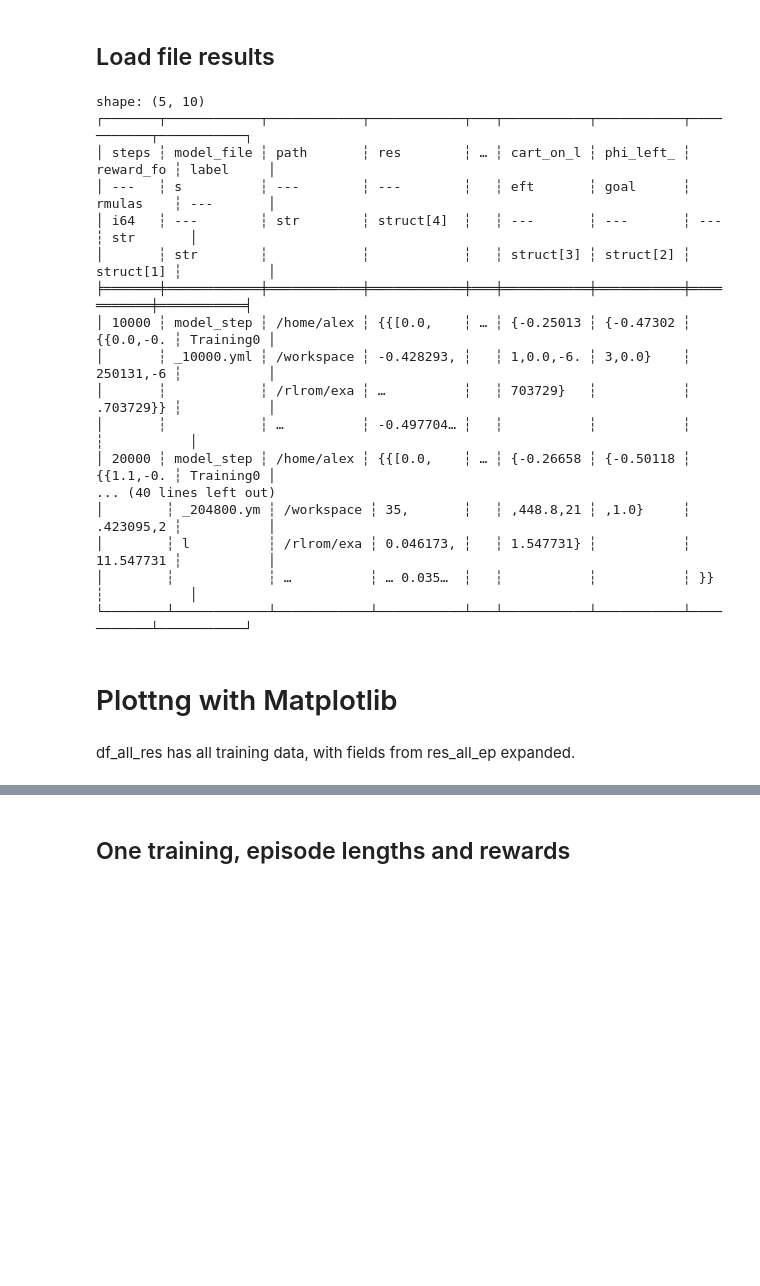
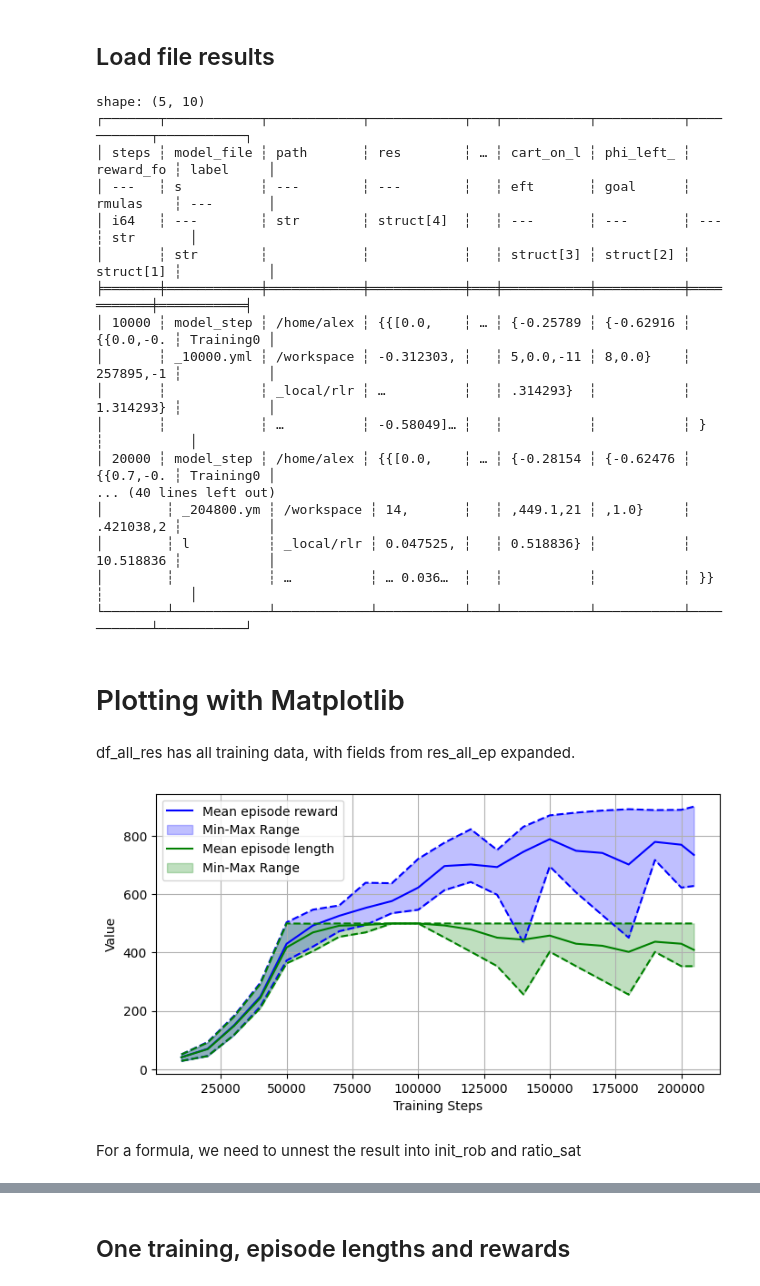
Before and after one commit to decyphir/rlrom, a Jupyter notebook: examples/cartpole/results_analysis.ipynb, the cells around one changed output, grey strips where cells are left out. Drawn from its saved outputs; the diff is of its cells as text; code cells hidden in the pictures; blank space fills up the shorter version.

```diff
--- a/examples/cartpole/results_analysis.ipynb
+++ b/examples/cartpole/results_analysis.ipynb
@@ -8,0 +13,5 @@ To enable the following instructions: AVX2 AVX_VNNI FMA, in other operations, re
+# %%
+from rlrom.testers import RLTester
+
+cfg_file= 'cfg0tr_ppo_specs.yml'
+cfg = rlu.load_cfg(cfg_file)
@@ -41,21 +96,28 @@ shape: (5, 10)
 │ i64   ┆ ---        ┆ str        ┆ struct[4]  ┆   ┆ ---       ┆ ---       ┆ ---       ┆ str       │
 │       ┆ str        ┆            ┆            ┆   ┆ struct[3] ┆ struct[2] ┆ struct[1] ┆           │
 ╞═══════╪════════════╪════════════╪════════════╪═══╪═══════════╪═══════════╪═══════════╪═══════════╡
-│ 10000 ┆ model_step ┆ /home/alex ┆ {{[0.0,    ┆ … ┆ {-0.25013 ┆ {-0.47302 ┆ {{0.0,-0. ┆ Training0 │
-│       ┆ _10000.yml ┆ /workspace ┆ -0.428293, ┆   ┆ 1,0.0,-6. ┆ 3,0.0}    ┆ 250131,-6 ┆           │
-│       ┆            ┆ /rlrom/exa ┆ …          ┆   ┆ 703729}   ┆           ┆ .703729}} ┆           │
-│       ┆            ┆ …          ┆ -0.497704… ┆   ┆           ┆           ┆           ┆           │
-│ 20000 ┆ model_step ┆ /home/alex ┆ {{[0.0,    ┆ … ┆ {-0.26658 ┆ {-0.50118 ┆ {{1.1,-0. ┆ Training0 │
+│ 10000 ┆ model_step ┆ /home/alex ┆ {{[0.0,    ┆ … ┆ {-0.25789 ┆ {-0.62916 ┆ {{0.0,-0. ┆ Training0 │
+│       ┆ _10000.yml ┆ /workspace ┆ -0.312303, ┆   ┆ 5,0.0,-11 ┆ 8,0.0}    ┆ 257895,-1 ┆           │
+│       ┆            ┆ _local/rlr ┆ …          ┆   ┆ .314293}  ┆           ┆ 1.314293} ┆           │
+│       ┆            ┆ …          ┆ -0.58049]… ┆   ┆           ┆           ┆ }         ┆           │
+│ 20000 ┆ model_step ┆ /home/alex ┆ {{[0.0,    ┆ … ┆ {-0.28154 ┆ {-0.62476 ┆ {{0.7,-0. ┆ Training0 │
 ... (40 lines left out)
-│        ┆ _204800.ym ┆ /workspace ┆ 35,       ┆   ┆ ,448.8,21 ┆ ,1.0}     ┆ .423095,2 ┆           │
-│        ┆ l          ┆ /rlrom/exa ┆ 0.046173, ┆   ┆ 1.547731} ┆           ┆ 11.547731 ┆           │
-│        ┆            ┆ …          ┆ … 0.035…  ┆   ┆           ┆           ┆ }}        ┆           │
+│        ┆ _204800.ym ┆ /workspace ┆ 14,       ┆   ┆ ,449.1,21 ┆ ,1.0}     ┆ .421038,2 ┆           │
+│        ┆ l          ┆ _local/rlr ┆ 0.047525, ┆   ┆ 0.518836} ┆           ┆ 10.518836 ┆           │
+│        ┆            ┆ …          ┆ … 0.036…  ┆   ┆           ┆           ┆ }}        ┆           │
 └────────┴────────────┴────────────┴───────────┴───┴───────────┴───────────┴───────────┴───────────┘
 # %% [markdown]
-# Plottng with Matplotlib
+# Plotting with Matplotlib
 # %%
 import rlrom.plots as rlp
 # %% [markdown]
 df_all_res has all training data, with fields from res_all_ep expanded.
 # %%
 df_enveloppe = rlu.get_df_mean_min_max_val(df_all_res, 'mean_ep_rew')
+# %%
+ax = rlp.plot_df_enveloppe(df_all_res, 'mean_ep_rew', label='Mean episode reward', linestyle='--', color='blue')
+ax = rlp.plot_df_enveloppe(df_all_res, 'mean_ep_len', label='Mean episode length', linestyle='--', color='green', ax=ax)
+# %% [output]
+[figure, added]
+# %% [markdown]
+For a formula, we need to unnest the result into init_rob and ratio_sat
```
Also changed, not shown: parts of 29 cells of this notebook, 8 other files.
